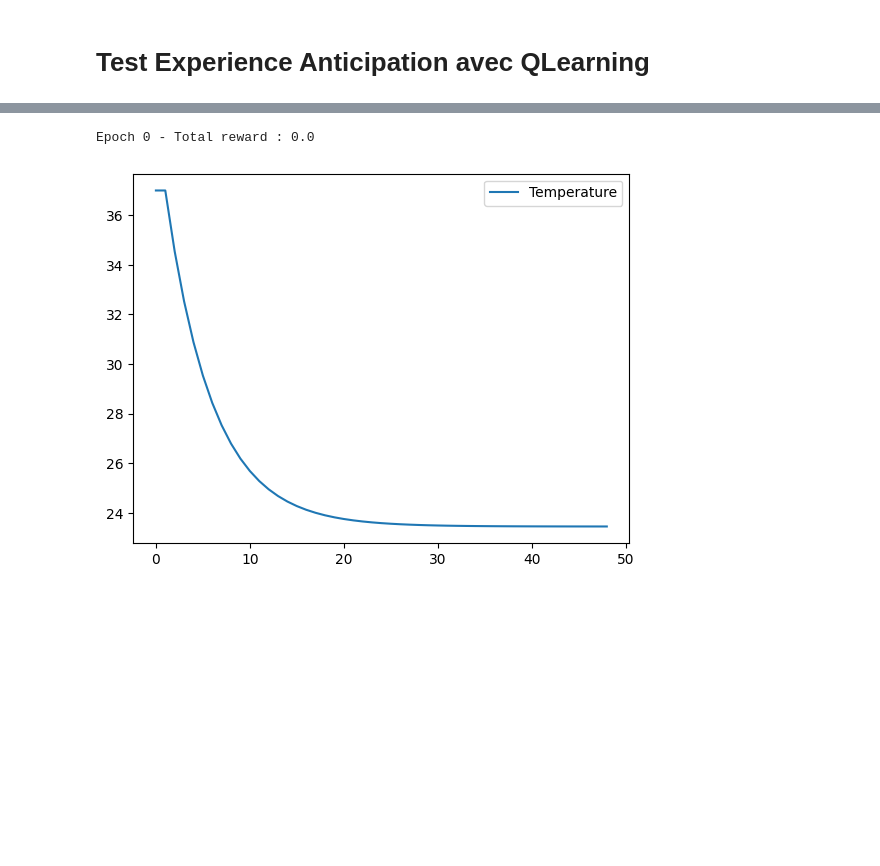
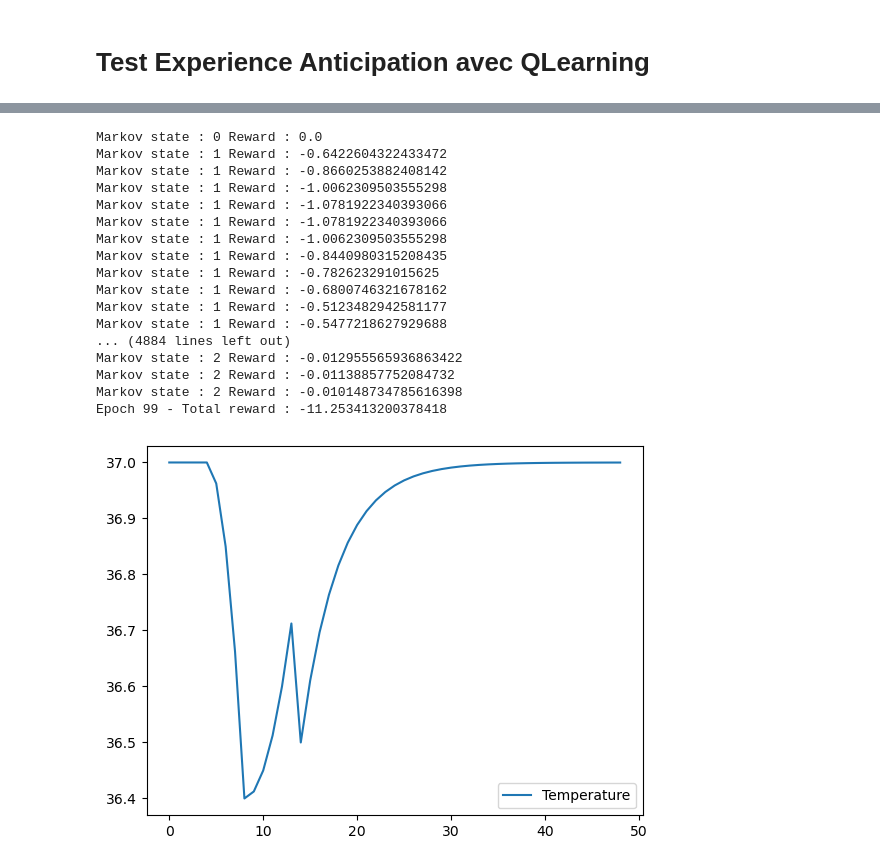
Before and after one commit to TsunomakiWatamelon/Homeostatic-Reinforcement-Learning, a Jupyter notebook: src/test.ipynb, the cells around one changed output, grey strips where cells are left out. Cells and saved outputs as stored; diff of their text form; code cells hidden in the pictures; blank space fills up the shorter version.

Commit message:
Edited qlearning to accomodate custom qtable and fixed few issues regarding anticipatory environment behaviors (incomplete)

```diff
--- a/src/test.ipynb
+++ b/src/test.ipynb
@@ -45,14 +46,21 @@ Récompense : tensor(-2.8284)
 # %%
 # Paramètres
 state_size = 3  # la température
-action_size = 2  # Actions : [0 = aucune réponse, 1 = réponse anticipatoire]
+action_size = None # Nombre d'actions possibles mais les actions possible sont different selon les etats
 alpha = 0.2 # Taux d'apprentissage
 gamma = 0.96 # Discount factor
 epsilon = 0.1 # Facteur d'exploration
 max_epoch = 1000  # Nombre d'épisodes
 
+Q_table = {
+    0: np.zeros(2),  # Etat initial avec 2 actions qui sont anticiper et ne pas anticiper
+    1: np.zeros(1),  # Etat ou l'agent a anticipé
+    2: np.zeros(1),  # Etat ou l'agent n'a pas anticipé
+    3: np.zeros(1),  # Etat terminal
+}
+
 # Instancier le modèle Q-learning
-agent = QLearning(state_size=state_size, action_size=action_size, alpha=alpha, gamma=gamma, epsilon=epsilon)
+agent = QLearning(state_size=state_size, action_size=action_size, alpha=alpha, gamma=gamma, epsilon=epsilon, q_table=Q_table)
 # %%
 # Définition des paramètres de l'environnement
 initial_state = torch.tensor([37.0])  # Température corporelle initiale
@@ -64,8 +72,7 @@ effects = {
 }
 signal_timesteps = [0]
 injection_timesteps = [2]
-markov_states = ['Signal', 'Post_Signal_Anticipated', 'Post_Signal_No_Action', 'Post_Signal_Neutral']
-max_timestep = 48 # 30 minutes = 1 timestep, ==> 24 heures = 48 timesteps
+max_timestep = 24 # 30 minutes = 0.5 timestep, ==> 24 heures = 24 timesteps
 
 # Instanciation de l'environnement
 env = AnticipatoryEnvironment(
@@ -82,0 +131,26 @@ markov_state, reward, done, _ = env.step(0)
+# %%
+env.reset()
+internal_states = []
+internal_state, markov_state = env.reset()
+done = False
+total_reward = 0
+internal_states = [internal_state.clone()]
+first = True
+while not done:
+    if first:
+        action = 1
+    else:
+        action = 0
+    internal_state, reward, done, next_markov_state = env.step(action)
+    print(f"Markov state : {markov_state} Reward : {reward}")
+    markov_state = next_markov_state
+    total_reward += reward
+    internal_states.append(internal_state.clone())
+
+# Affichage de l'évolution de la température
+import matplotlib.pyplot as plt
+
+
+plt.plot(internal_states, label="Temperature")
+plt.legend()
+plt.show()
@@ -83,31 +176,49 @@ markov_state, reward, done, _ = env.step(0)
 # %%
 # Boucle Q-learning
 
 # Override max_epoch to 1 for testing
-max_epoch = 1
+max_epoch = 100
 
 env.reset()
 for epoch in range(max_epoch):
+    internal_states = []
     internal_state, markov_state = env.reset()
     done = False
     total_reward = 0
     internal_states = [internal_state.clone()]
     while not done:
         action = agent.choose_action(markov_state)
         internal_state, reward, done, next_markov_state = env.step(action)
         agent.update_q_value(markov_state, action, reward, next_markov_state)
+        print(f"Markov state : {markov_state} Reward : {reward}")
         markov_state = next_markov_state
         total_reward += reward
         internal_states.append(internal_state.clone())
     print(f"Epoch {epoch} - Total reward : {total_reward}")
 
 # Affichage de l'évolution de la température
 import matplotlib.pyplot as plt
 
 
 plt.plot(internal_states, label="Temperature")
 plt.legend()
 plt.show()
 # %% [output]
-Epoch 0 - Total reward : 0.0
+Markov state : 0 Reward : 0.0
+Markov state : 1 Reward : -0.6422604322433472
+Markov state : 1 Reward : -0.8660253882408142
+Markov state : 1 Reward : -1.0062309503555298
+Markov state : 1 Reward : -1.0781922340393066
+Markov state : 1 Reward : -1.0781922340393066
+Markov state : 1 Reward : -1.0062309503555298
+Markov state : 1 Reward : -0.8440980315208435
+Markov state : 1 Reward : -0.782623291015625
+Markov state : 1 Reward : -0.6800746321678162
+Markov state : 1 Reward : -0.5123482942581177
+Markov state : 1 Reward : -0.5477218627929688
+... (4884 lines left out)
+Markov state : 2 Reward : -0.012955565936863422
+Markov state : 2 Reward : -0.01138857752084732
+Markov state : 2 Reward : -0.010148734785616398
+Epoch 99 - Total reward : -11.253413200378418
-[figure, old version]
+[figure, new version]
```
Also changed, not shown: parts of 3 cells of this notebook, 3 other files.
